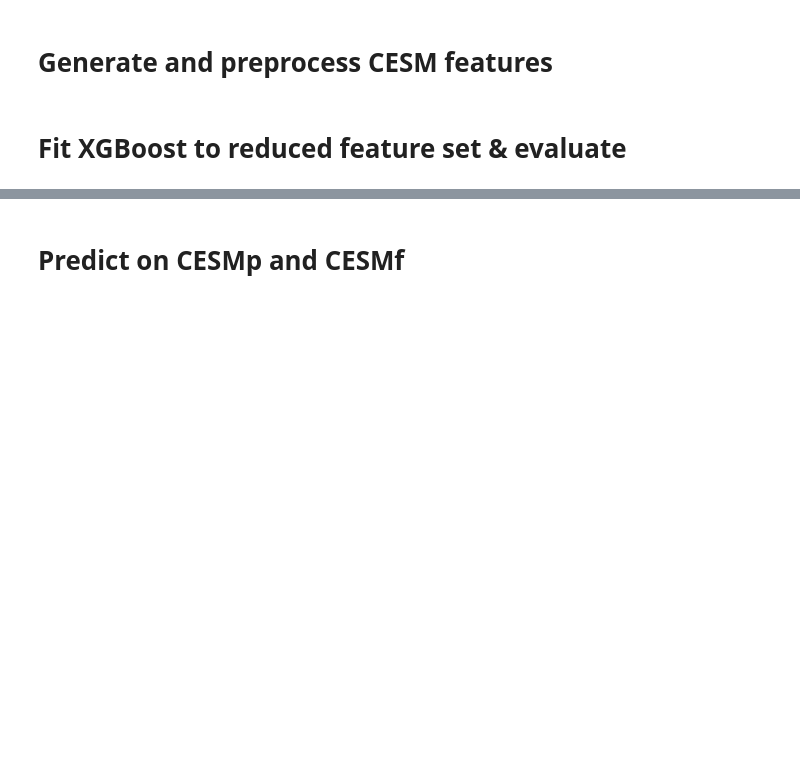
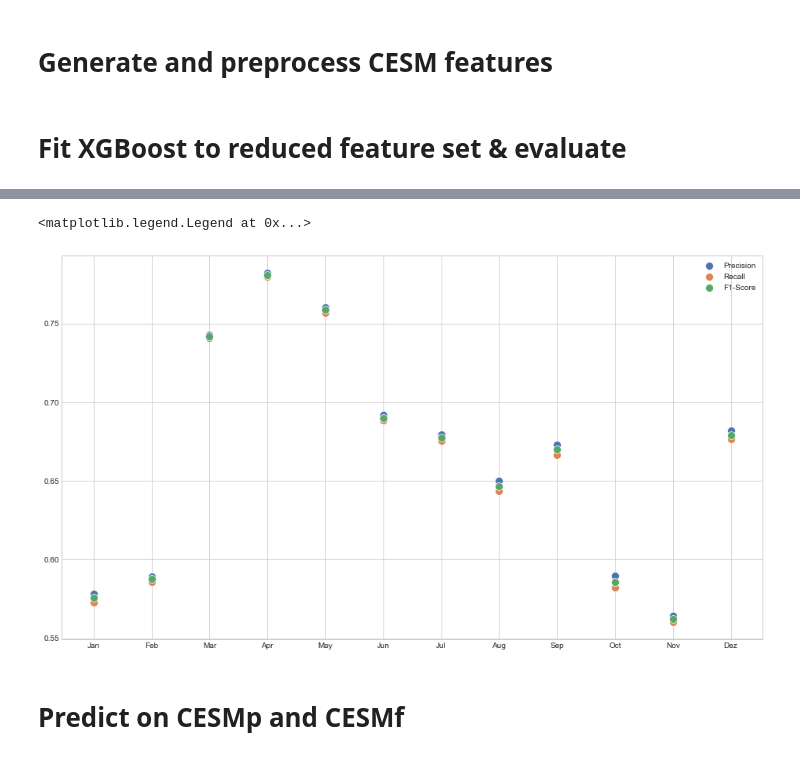
Before and after one commit to ch-mon/foehn-development, a Jupyter notebook: train_model_on_ERAI_and_predict_on_CESM.ipynb, the cells around one changed output, grey strips where cells are left out. Cells and saved outputs as stored; diff of their text form; code cells hidden in the pictures; blank space fills up the shorter version.

```diff
--- a/train_model_on_ERAI_and_predict_on_CESM.ipynb
+++ b/train_model_on_ERAI_and_predict_on_CESM.ipynb
@@ -862,3 +789,12 @@ Recall: 0.6884422110552764
+# %%
+plt.figure(figsize=(16,9))
+sns.scatterplot(MONTH_NAMES, precision_scores, s=100)
+sns.scatterplot(MONTH_NAMES, recall_scores, s=100)
+sns.scatterplot(MONTH_NAMES, f1_scores, s=100)
+plt.legend(["Precision", "Recall", "F1-Score"])
+# %% [output]
+<matplotlib.legend.Legend at 0x...>
+[figure, added]
 # %% [markdown]
 # Predict on CESMp and CESMf
 # %%
```
Also changed, not shown: parts of 11 cells of this notebook, 1 other file.
